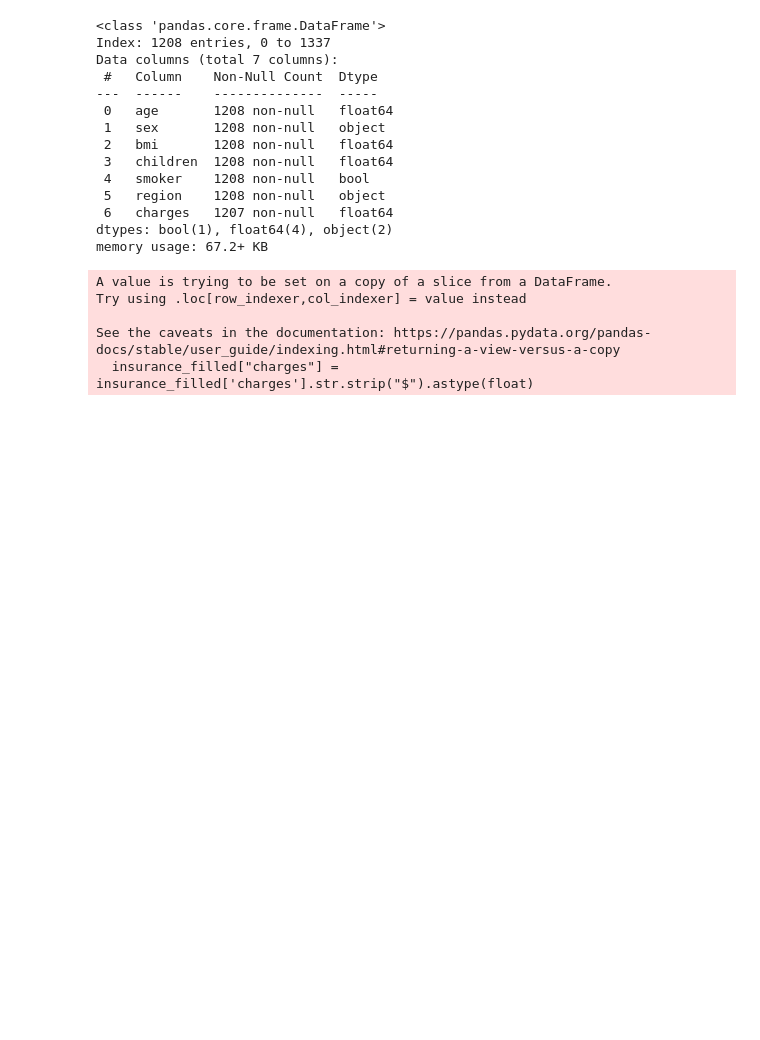
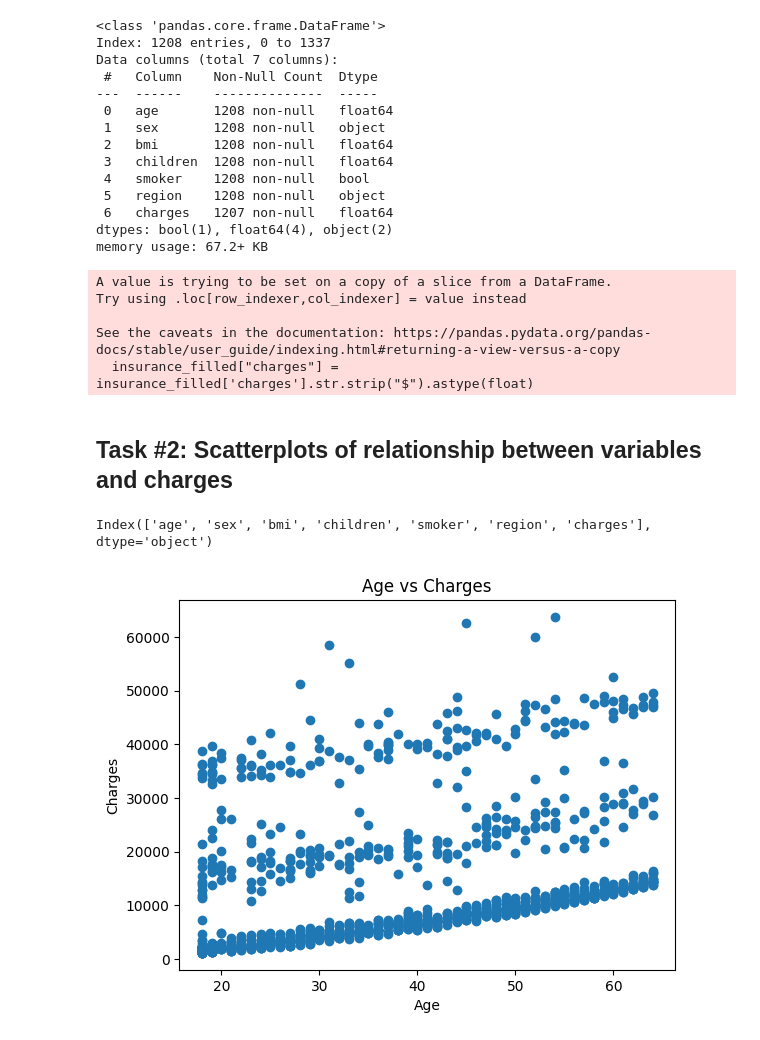
Before and after one commit to sankajithdjinasena/Health-Insurance-Cost-Predictor, a Jupyter notebook: script.ipynb, the cells around one changed output. Drawn from its saved outputs; the diff is of its cells as text; code cells hidden in the pictures; blank space fills up the shorter version.

```diff
--- a/script.ipynb
+++ b/script.ipynb
@@ -142,3 +142,22 @@ See the caveats in the documentation: https://pandas.pydata.org/pandas-docs/stab
 insurance_pos =  insurance_filled.apply(lambda x:x.abs() if np.issubdtype(x.dtype, np.number) else x)
 # %%
 insurance_pos.to_csv('insurance_cleaned.csv', index=False)
+# %% [markdown]
+## Task #2: Scatterplots of relationship between variables and charges
+# %%
+import matplotlib.pyplot as plt
+
+df = insurance_pos.copy()
+# %%
+df.columns
+# %% [output]
+Index(['age', 'sex', 'bmi', 'children', 'smoker', 'region', 'charges'], dtype='object')
+# %%
+plt.scatter(df['age'], df['charges'])
+plt.xlabel('Age')
+plt.ylabel('Charges')
+plt.title('Age vs Charges')
+plt.savefig('Figures/age_vs_charges.png')
+plt.show()
+# %% [output]
+[figure, added]
```
Also changed, not shown: parts of 18 cells of this notebook, 3 other files.
